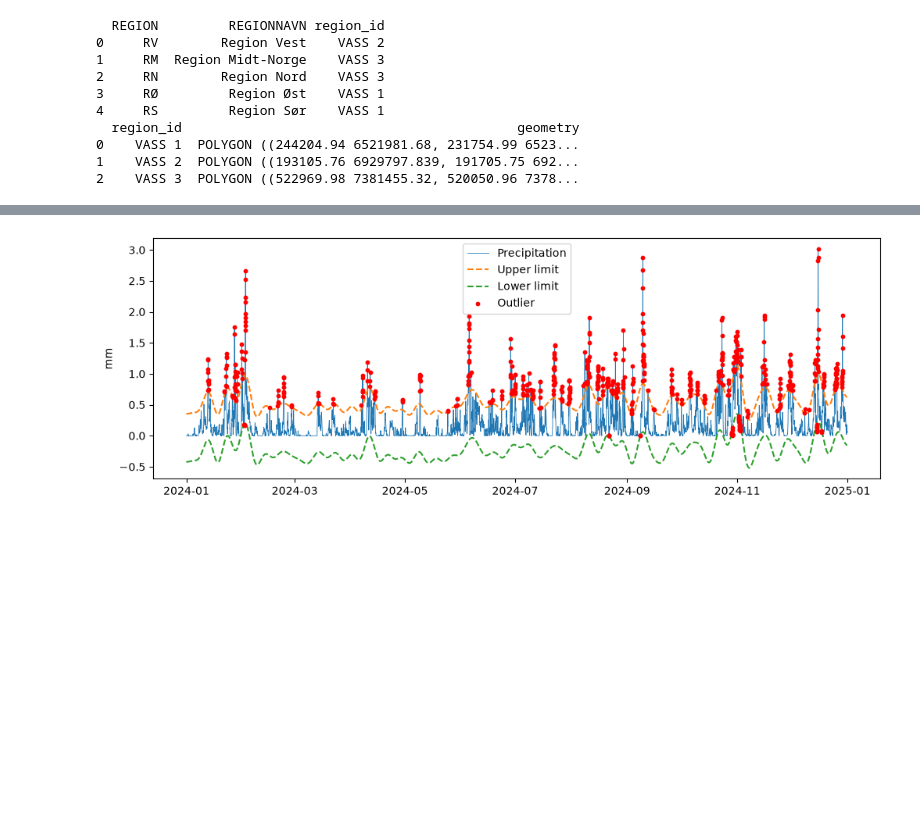
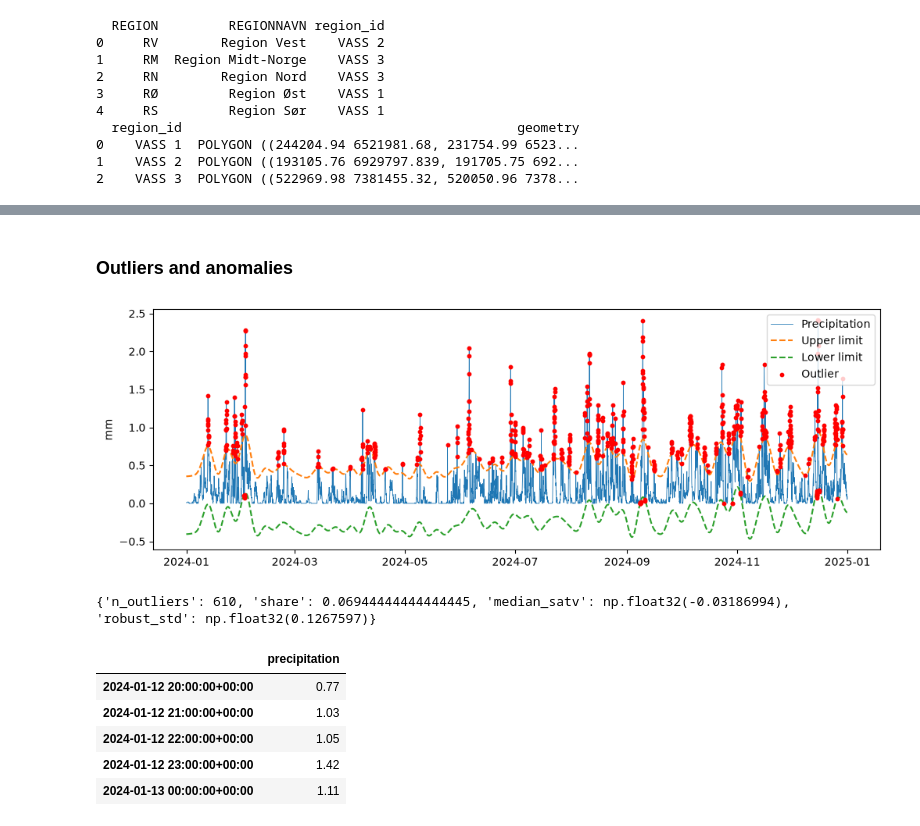
Before and after one commit to Simen03/simen03-ind320-app, a Jupyter notebook: notebooks/part3_project.ipynb, the cells around one changed output, grey strips where cells are left out. Saved outputs shown, nothing was run; the diff lists cells and outputs as text; code cells hidden in the pictures; blank space fills up the shorter version.

```diff
--- a/notebooks/part3_project.ipynb
+++ b/notebooks/part3_project.ipynb
@@ -77,5 +82,6 @@ coords.to_csv("../data/region_coords.csv", index=False)   # the app will reuse t
 # %%
-# Cached + retrying session, as generated on open-meteo.com
+# Download weather data for a region, using the Open-Meteo API.
+# The data is cached in .cache/ so that it doesn't have to be downloaded again.
 session = retry(requests_cache.CachedSession(".cache", expire_after=-1), retries=5, backoff_factor=0.2)
 om = openmeteo_requests.Client(session=session)
 
@@ -87,11 +93,12 @@ def download_weather(region_id, start, end, n_locations=10, coords_file="../data
     coords = pd.read_csv(coords_file)
     c = coords[coords["region_id"] == region_id]
     # ERA5 grid is ~0.25 deg: round and drop duplicates so we don't download the same cell twice
-    c = c.assign(lat=c.lat.round(2), lon=c.lon.round(2)).drop_duplicates(["lat", "lon"])
+    c = c.assign(lat=(c.lat / 0.25).round() * 0.25, lon=(c.lon / 0.25).round() * 0.25).drop_duplicates(["lat", "lon"])
+    # Only use n_locations of the 1000 points: keeps the URL short and stays within the API quota
     c = c.sample(min(n_locations, len(c)), random_state=1)
 
     params = {
-        "latitude": c["lat"].tolist(),        # several locations in one request
+        "latitude": c["lat"].tolist(),
         "longitude": c["lon"].tolist(),
         "start_date": str(start), "end_date": str(end),
         "hourly": HOURLY_VARS,
@@ -112,3 +119,4 @@ def download_weather(region_id, start, end, n_locations=10, coords_file="../data
     return pd.concat(frames).groupby(level=0).mean()
 
 weather = download_weather("NO3", "2024-01-01", "2024-12-31")
+weather.describe()
@@ -115,19 +133,22 @@ weather = download_weather("NO3", "2024-01-01", "2024-12-31")
+# %% [markdown]
+### Outliers and anomalies
 # %%
+# SPC (Statistical Process Control) outlier detection
 def spc_outliers(series, cutoff=0.01, n_std=3.0):
     """SPC outlier detection on DCT high-pass filtered data (SATV).
     cutoff: fraction of DCT coefficients treated as low-frequency (seasonal) and removed.
     n_std: number of robust standard deviations for the control limits."""
     x = series.to_numpy()
     coefs = dct(x, norm="ortho")
-    k = int(cutoff * len(coefs))                 # number of low-frequency coefficients to remove
+    k = int(cutoff * len(coefs))
 
-    low = coefs.copy(); low[k:] = 0              # keep only the slow/seasonal part
+    low = coefs.copy(); low[k:] = 0
     trend = idct(low, norm="ortho")
-    satv = x - trend                             # high-pass = original - low-pass
+    satv = x - trend
 
     med = np.median(satv)
-    sigma = median_abs_deviation(satv, scale="normal")   # robust estimate of std
-    upper = trend + med + n_std * sigma          # boundaries shown on the ORIGINAL scale
+    sigma = median_abs_deviation(satv, scale="normal")
+    upper = trend + med + n_std * sigma
     lower = trend + med - n_std * sigma
     is_out = (satv > med + n_std * sigma) | (satv < med - n_std * sigma)
 
@@ -141,9 +162,19 @@ def spc_outliers(series, cutoff=0.01, n_std=3.0):
     summary = {"n_outliers": int(is_out.sum()), "share": float(is_out.mean()),
                "median_satv": med, "robust_std": sigma}
     outliers = series[is_out].to_frame("precipitation")
+    plt.close(fig)
     return fig, summary, outliers
-
-fig, summary, out = spc_outliers(weather["precipitation"])
-# %% [output]
-[figure, removed]
+# %%
+# SPC test
+fig, summary, out = spc_outliers(weather["precipitation"])
+display(fig); print(summary); out.head()
+# %% [output]
+[figure, added]
+{'n_outliers': 610, 'share': 0.06944444444444445, 'median_satv': np.float32(-0.03186994), 'robust_std': np.float32(0.1267597)}
+|  | precipitation |
+| 2024-01-12 20:00:00+00:00 | 0.77 |
+| 2024-01-12 21:00:00+00:00 | 1.03 |
+| 2024-01-12 22:00:00+00:00 | 1.05 |
+| 2024-01-12 23:00:00+00:00 | 1.42 |
+| 2024-01-13 00:00:00+00:00 | 1.11 |
 # %%
```
Also changed, not shown: parts of 15 cells of this notebook, 7 other files.
